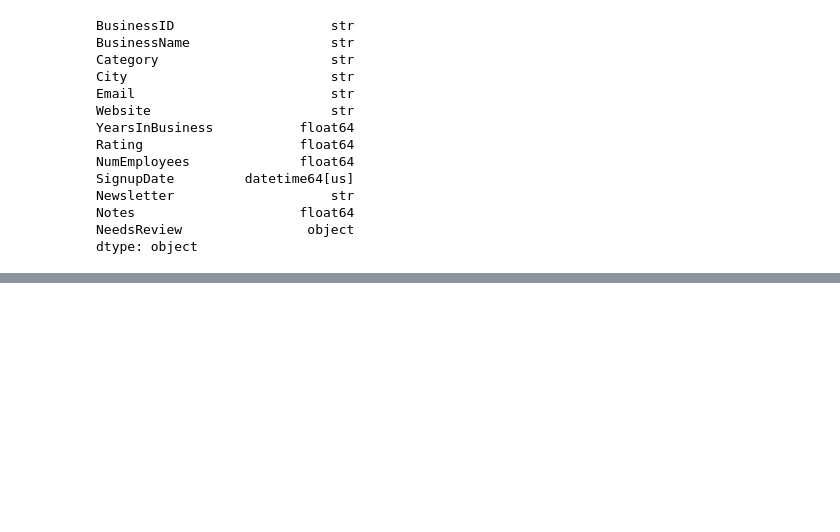
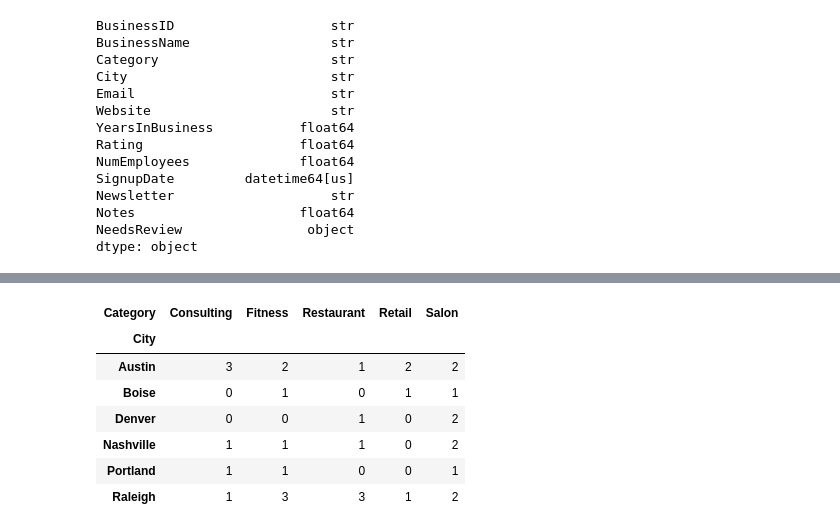
Before and after one commit to JunayedMh/pandas_prac, a Jupyter notebook: Aug_20/cleaning.ipynb, the cells around one changed output, grey strips where cells are left out. Cells and saved outputs as stored; diff of their text form; code cells hidden in the pictures; blank space fills up the shorter version.

```diff
--- a/Aug_20/cleaning.ipynb
+++ b/Aug_20/cleaning.ipynb
@@ -345,0 +401,11 @@ df.to_csv("Cleaned_Business_data.csv", index=False)
+# %%
+pd.crosstab(df["City"], df["Category"])
+# %% [output]
+| Category | Consulting | Fitness | Restaurant | Retail | Salon |
+| City |  |  |  |  |  |
+| Austin | 3 | 2 | 1 | 2 | 2 |
+| Boise | 0 | 1 | 0 | 1 | 1 |
+| Denver | 0 | 0 | 1 | 0 | 2 |
+| Nashville | 1 | 1 | 1 | 0 | 2 |
+| Portland | 1 | 1 | 0 | 0 | 1 |
+| Raleigh | 1 | 3 | 3 | 1 | 2 |
```
Also changed, not shown: parts of 8 cells of this notebook.
